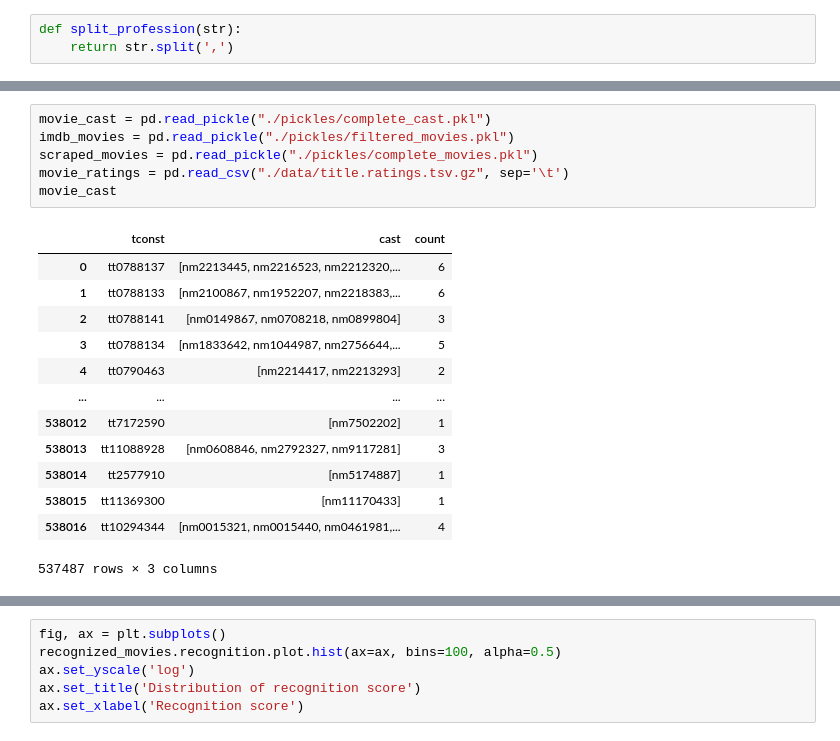
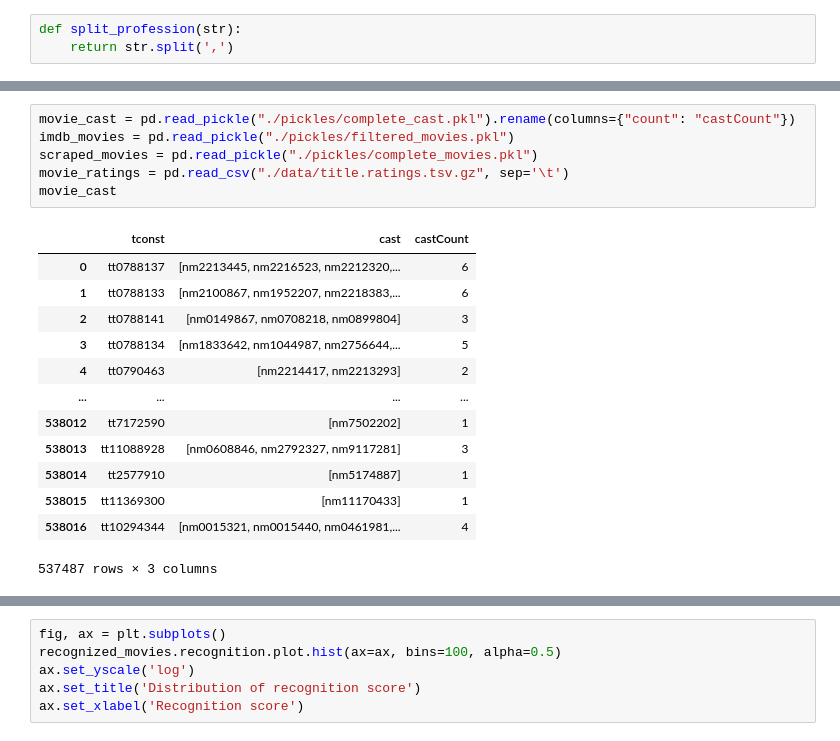
Before and after one commit to Ruchiranga/AD_A-team-project, a Jupyter notebook: Milestone3-ruchiranga.ipynb, the cells around one changed output, grey strips where cells are left out. Cells and saved outputs as stored; diff of their text form.

```diff
--- a/Milestone3-ruchiranga.ipynb
+++ b/Milestone3-ruchiranga.ipynb
@@ -59,13 +32,13 @@ actors.head()
 | 3 | nm0000004 | John Belushi | 1949 | 1982 | actor | tt0078723,tt0080455,tt0072562,tt0... |
 | 4 | nm0000005 | Ingmar Bergman | 1918 | 2007 | actor | tt0050986,tt0083922,tt0069467,tt0... |
 # %%
-movie_cast = pd.read_pickle("./pickles/complete_cast.pkl")
+movie_cast = pd.read_pickle("./pickles/complete_cast.pkl").rename(columns={"count": "castCount"})
 imdb_movies = pd.read_pickle("./pickles/filtered_movies.pkl")
 scraped_movies = pd.read_pickle("./pickles/complete_movies.pkl")
 movie_ratings = pd.read_csv("./data/title.ratings.tsv.gz", sep='\t')
 movie_cast
 # %% [output]
-|  | tconst | cast | count |
+|  | tconst | cast | castCount |
 | 0 | tt0788137 | [nm2213445, nm2216523, nm2212320,... | 6 |
 | 1 | tt0788133 | [nm2100867, nm1952207, nm2218383,... | 6 |
 | 2 | tt0788141 | [nm0149867, nm0708218, nm0899804] | 3 |
```
Also changed, not shown: parts of 143 cells of this notebook.
